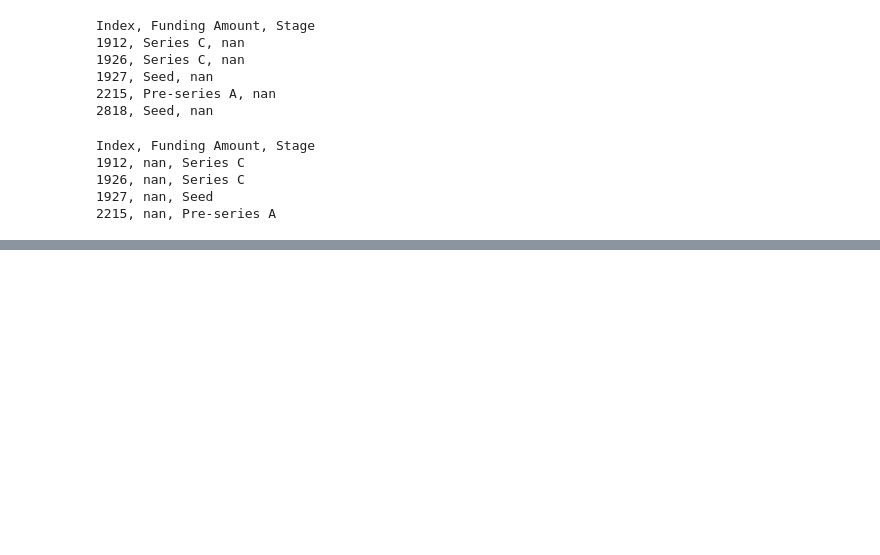
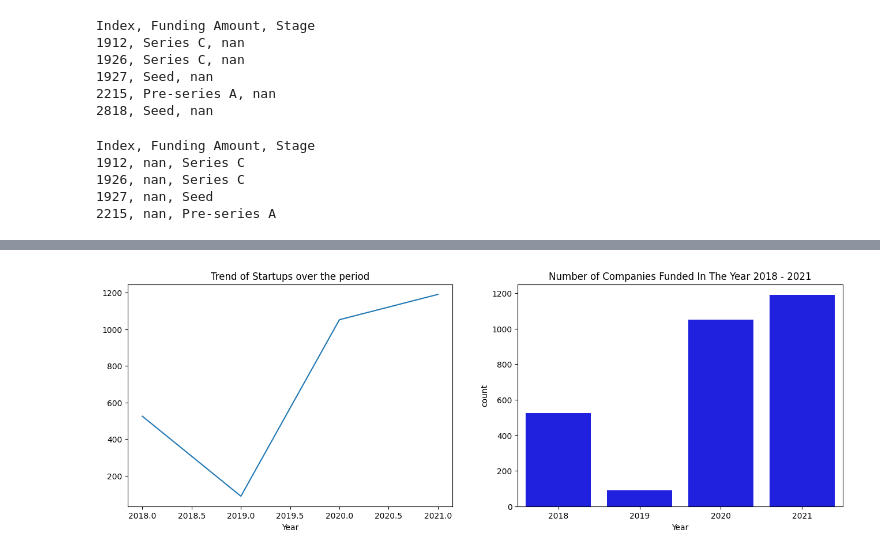
Before and after one commit to Theresah-Essuman/Indian-Start-up-Investment-Analysis, a Jupyter notebook: Notebook/main.ipynb, the cells around one changed output, grey strips where cells are left out. Saved outputs shown, nothing was run; the diff lists cells and outputs as text; code cells hidden in the pictures; blank space fills up the shorter version.

Commit message:
Exploratory Data Analysis.
- Hypothesis Testing done.

-Analytical questions asked with observations.
-

```diff
--- a/Notebook/main.ipynb
+++ b/Notebook/main.ipynb
@@ -564,0 +696,3 @@ Index, Funding Amount, Stage
+# %%
+# Convert 'funding_amount' dtype to float
+merged_data['funding_amount'] = merged_data['funding_amount'].astype(float)
@@ -564,0 +730,17 @@ Index, Funding Amount, Stage
+# %%
+'''Drop column irrelevant to analytical question'''
+
+# Drop the "Founded" and "Founders" columns from merged_data
+merged_data.drop(columns=['Founded', 'Founders'], inplace=True)
+# %%
+# Impute missing values in 'sector' with mode
+merged_data['sector'].fillna(merged_data['sector'].mode()[0], inplace=True)
+
+# Impute missing values in 'stage' with forward fill
+merged_data['stage'].fillna(method='ffill', inplace=True)
+
+# Impute missing values in 'funding_amount' with median
+merged_data['funding_amount'].fillna(merged_data['funding_amount'].median(), inplace=True)
+
+# Impute missing values in 'Investor' with mode
+merged_data['Investor'].fillna(merged_data['Investor'].mode()[0], inplace=True)
@@ -564,0 +804,25 @@ Index, Funding Amount, Stage
+# %%
+import matplotlib.pyplot as plt
+import seaborn as sns
+
+# plot a line gragh to show the trend of startup with the period 2018 - 2021
+
+base_color = 'blue'
+plt.figure(figsize=(16, 5))
+plt.subplot(1, 2, 1)
+funding_year_count = merged_data.groupby(['Year'])['company_name'].count()
+funding_year_count.plot();
+plt.title('Trend of Startups over the period')
+
+
+# plot a bar chart to show the number of startups within each year
+plt.subplot(1, 2, 2)
+sns.countplot(
+    x='Year',
+    data=merged_data,
+    color=base_color)
+
+plt.title('Number of Companies Funded In The Year 2018 - 2021')
+plt.show()
+# %% [output]
+[figure, added]
```
Also changed, not shown: parts of 48 cells of this notebook.
